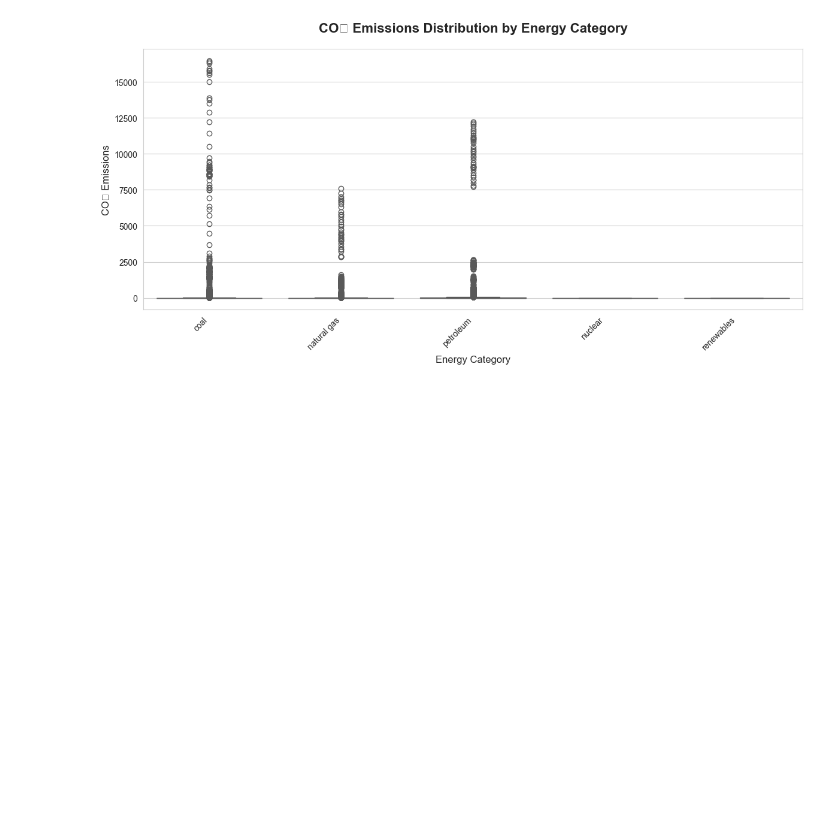
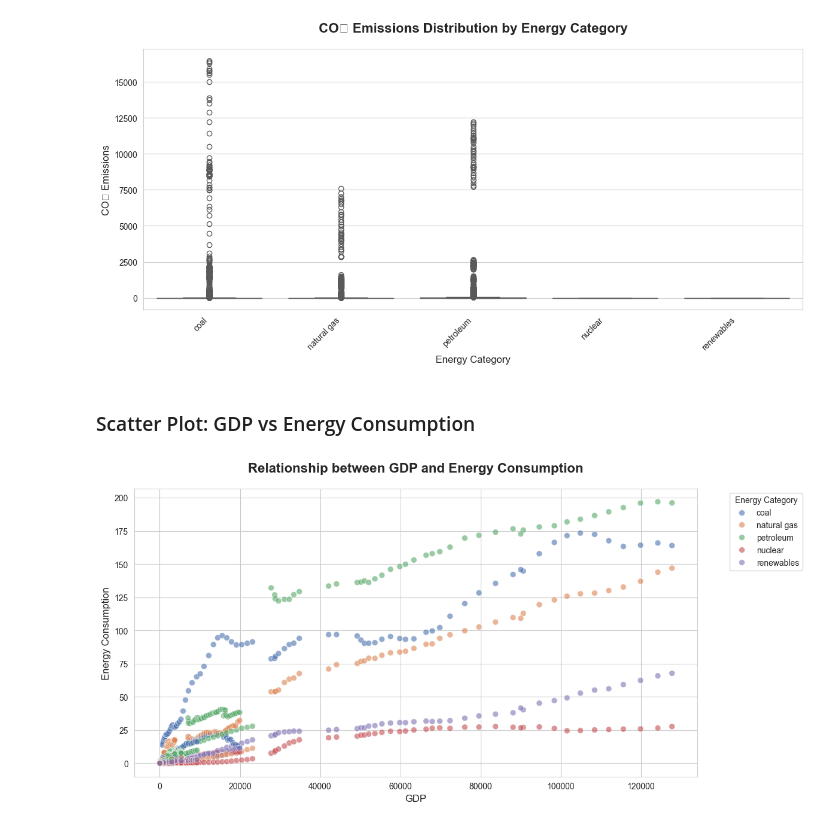
Before and after one commit to enjoy15/Energy-Consumption-CO2-Emissions-Analysis, a Jupyter notebook: jupyter_notebooks/03_data_visualisation_eda.ipynb, the cells around one changed output. Cells and saved outputs as stored; diff of their text form; code cells hidden in the pictures; blank space fills up the shorter version.

Commit message:
Add Scatter Plot: GDP vs Energy Consumption

```diff
--- a/jupyter_notebooks/03_data_visualisation_eda.ipynb
+++ b/jupyter_notebooks/03_data_visualisation_eda.ipynb
@@ -208,3 +208,16 @@ plt.xticks(rotation=45, ha='right')
 plt.tight_layout()
 # %% [output]
 [figure]
+# %% [markdown]
+### Scatter Plot: GDP vs Energy Consumption
+# %%
+plt.figure(figsize=(12, 6))
+sns.scatterplot(data=df, x='GDP', y='Energy_consumption',
+                hue='Energy_category', palette='deep', alpha=0.6, s=50)
+plt.title('Relationship between GDP and Energy Consumption', fontsize=16, fontweight='bold', pad=20)
+plt.xlabel('GDP', fontsize=12)
+plt.ylabel('Energy Consumption', fontsize=12)
+plt.legend(title='Energy Category', bbox_to_anchor=(1.05, 1), loc='upper left')
+plt.tight_layout()
+# %% [output]
+[figure, added]
```
